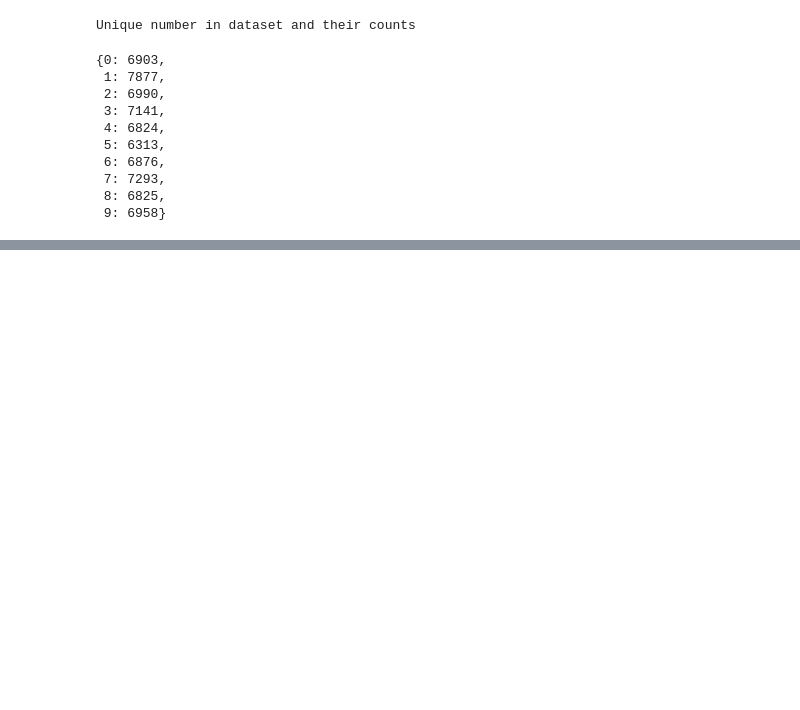
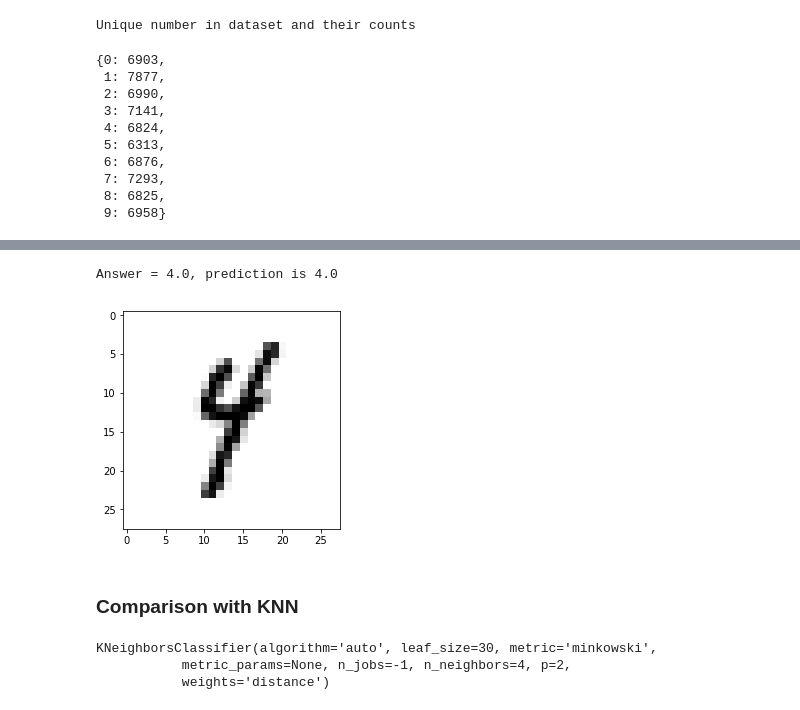
Before and after one commit to namesjoe/numbers_classifier, a Jupyter notebook: clf_1.ipynb, the cells around one changed output, grey strips where cells are left out. Drawn from its saved outputs; the diff is of its cells as text; code cells hidden in the pictures; blank space fills up the shorter version.

```diff
--- a/clf_1.ipynb
+++ b/clf_1.ipynb
@@ -61,0 +161,12 @@ y_forest_probs = cross_val_predict(rf_clf,
+# %%
+def gather_dataset(X, y):
+    L=[]
+    for i, row in enumerate(X):
+        a = move_number(X[i],y[i], 28, 28)
+        L.append(a)
+    return np.concatenate(tuple(L), axis = 0)
+# %%
+dataset = gather_dataset(X, y)
+# %%
+X1, y1 = dataset[:, :-1], dataset[:,-1:]
+y1 = y1.reshape(len(X1))
@@ -61,0 +175,10 @@ y_forest_probs = cross_val_predict(rf_clf,
+# %%
+train_index = np.random.permutation(int(len(X1) * 0.75))
+mask1 = ~np.isin(list(np.arange(len(X1) )), train_index)
+test_index = np.arange(len(X1))[mask1]
+X_train, y_train, X_test, y_test = X1[train_index], y1[train_index], X1[test_index], y1[test_index]
+
+rf_clf = RandomForestClassifier(random_state=2)
+rf_clf.fit(X_train, y_train)
+y_test_pred = rf_clf.predict(X_test)
+y_train_pred = rf_clf.predict(X_train)
@@ -61,0 +192,19 @@ y_forest_probs = cross_val_predict(rf_clf,
+# %%
+n=5190
+print (f'Answer = {y_train[n]}, prediction is {y_train_pred[n]}')
+dig_img = X_train[n].reshape(28,28)
+plt.imshow(dig_img, cmap = matplotlib.cm.binary, interpolation='nearest')
+plt.show()
+# %% [output]
+Answer = 4.0, prediction is 4.0
+[figure, added]
+# %% [markdown]
+### Comparison with KNN
+# %%
+from sklearn.neighbors import KNeighborsClassifier
+knn_clf = KNeighborsClassifier(n_jobs=-1, weights='distance', n_neighbors=4)
+knn_clf.fit(X_train, y_train)
+# %% [output]
+KNeighborsClassifier(algorithm='auto', leaf_size=30, metric='minkowski',
+           metric_params=None, n_jobs=-1, n_neighbors=4, p=2,
+           weights='distance')
```
Also changed, not shown: parts of 24 cells of this notebook.
